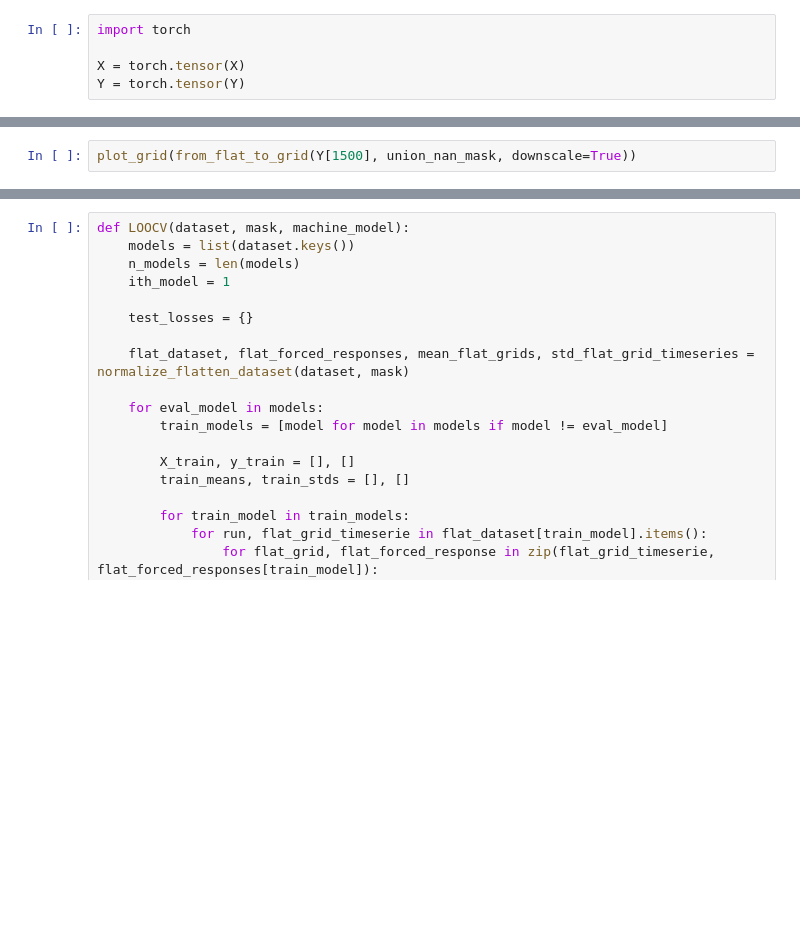
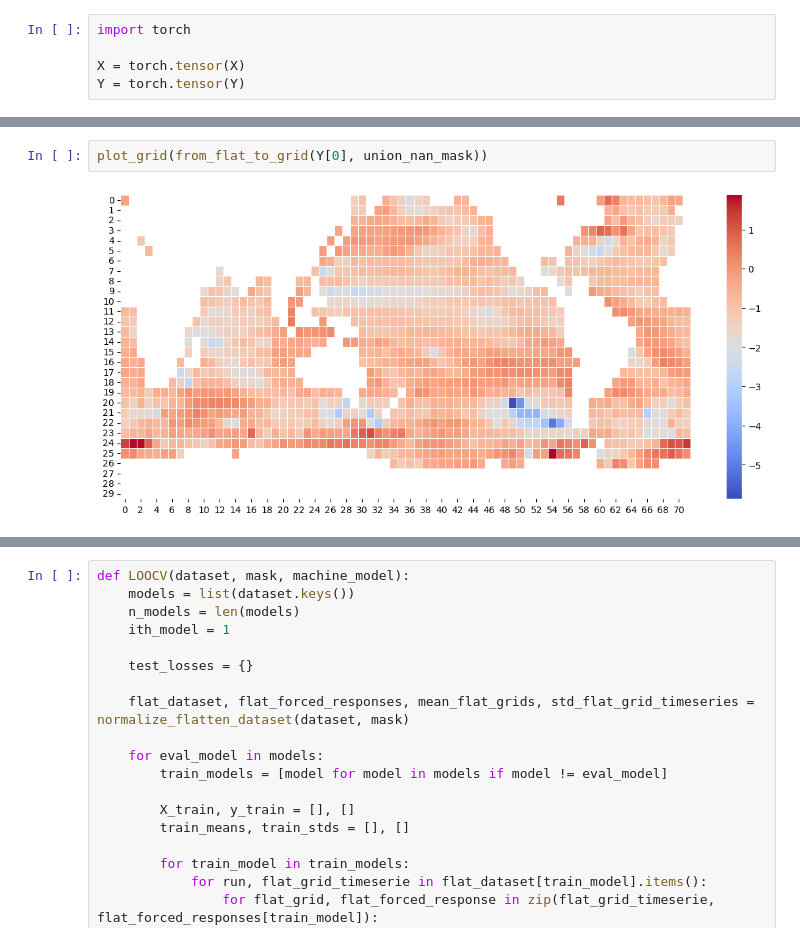
Before and after one commit to Victor2175/gm4cs-m, a Jupyter notebook: ridge_regression.ipynb, the cells around one changed output, grey strips where cells are left out. Cells and saved outputs as stored; diff of their text form; blank space fills up the shorter version.

```diff
--- a/ridge_regression.ipynb
+++ b/ridge_regression.ipynb
@@ -127,3 +84,5 @@ Y_pred_reduced = machine_model.predict(X)
 # %%
-plot_grid(from_flat_to_grid(Y[1500], union_nan_mask, downscale=True))
+plot_grid(from_flat_to_grid(Y[0], union_nan_mask))
+# %% [output]
+[figure, added]
 # %%
```
Also changed, not shown: parts of 23 cells of this notebook, 3 other files.
